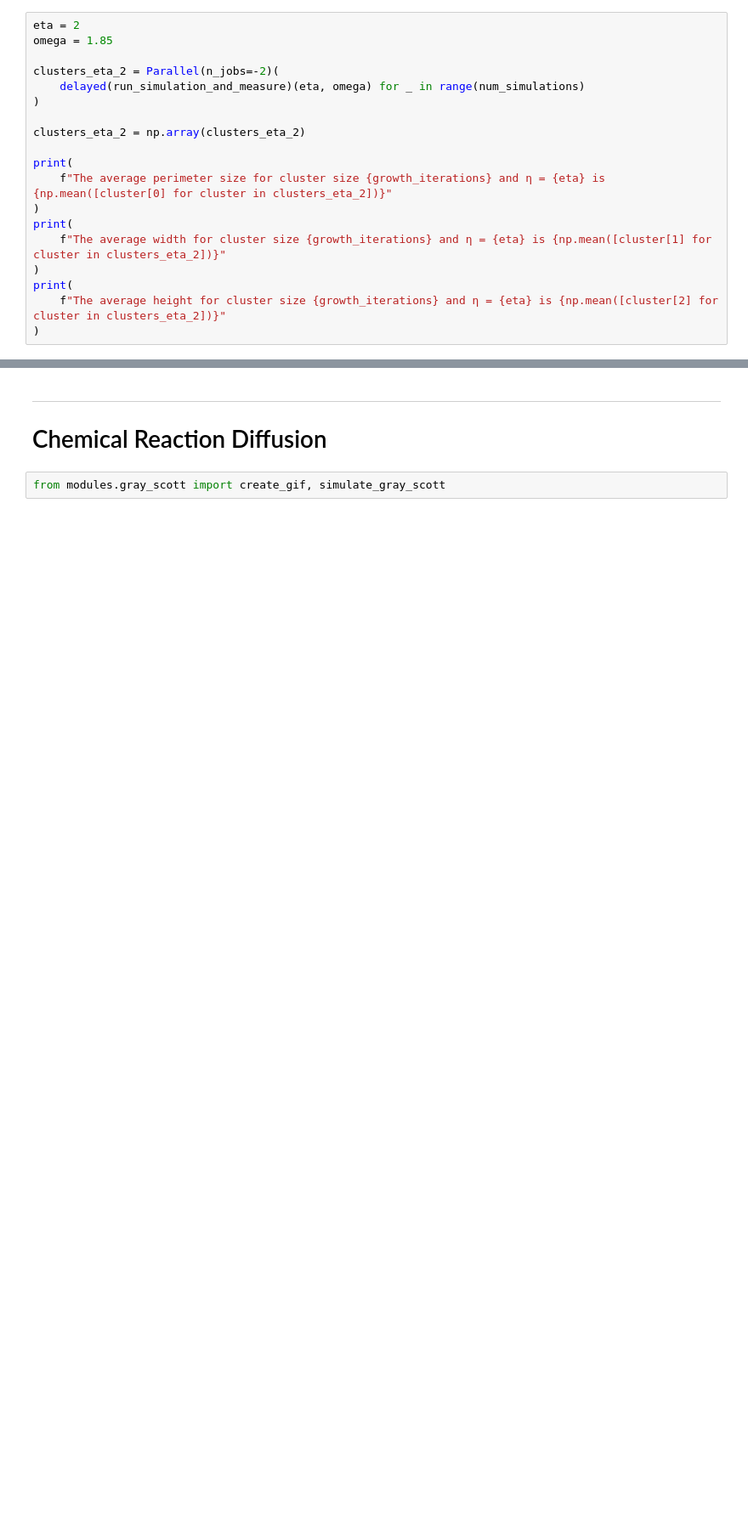
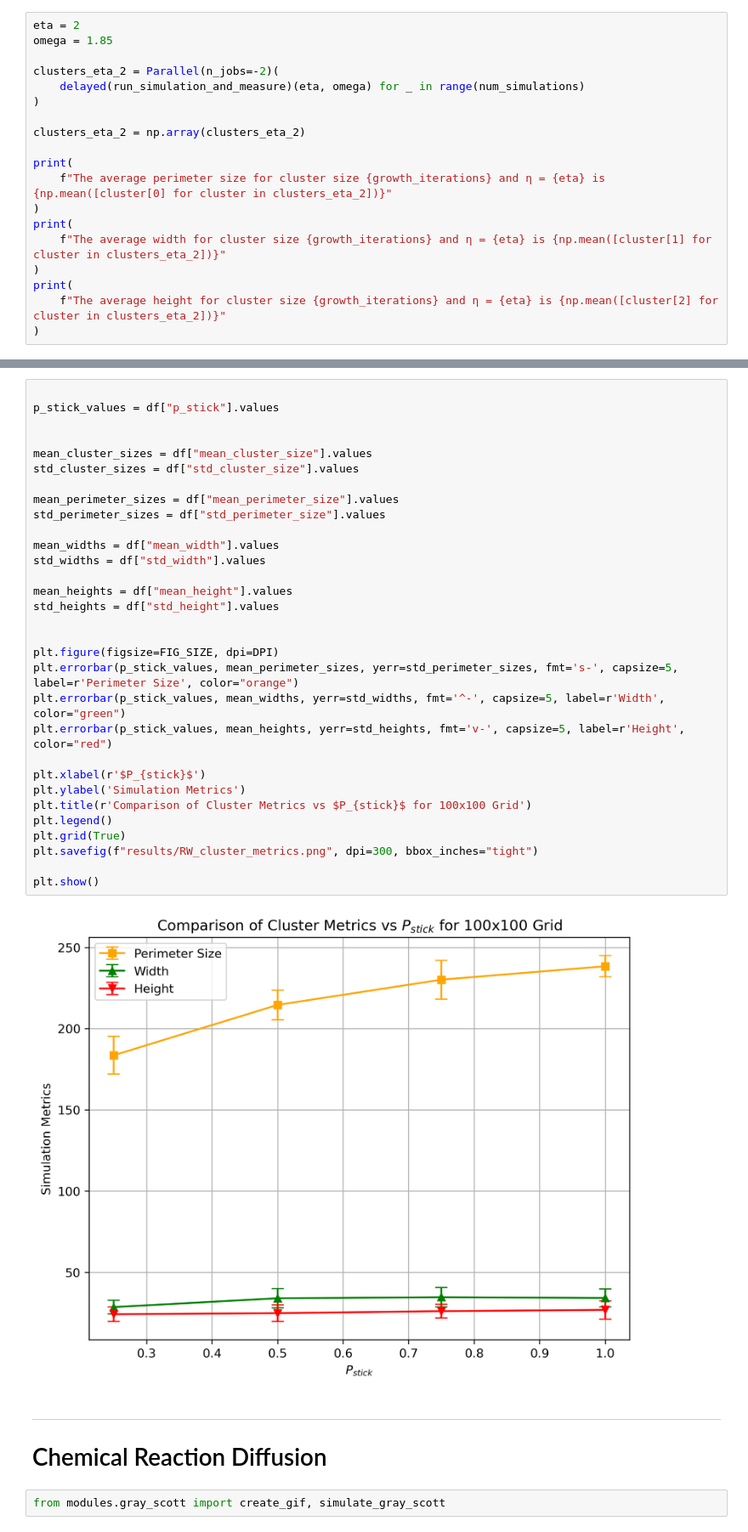
Before and after one commit to kingilsildor/CLS-Scientific_Computing-Assignment2, a Jupyter notebook: interface.ipynb, the cells around one changed output, grey strips where cells are left out. Shown: that part at 85% size. Cells and saved outputs as stored; diff of their text form; blank space fills up the shorter version.

```diff
--- a/interface.ipynb
+++ b/interface.ipynb
@@ -170,3 +248,36 @@ print(
+# %%
+
+p_stick_values = df["p_stick"].values
+
+
+mean_cluster_sizes = df["mean_cluster_size"].values
+std_cluster_sizes = df["std_cluster_size"].values
+
+mean_perimeter_sizes = df["mean_perimeter_size"].values
+std_perimeter_sizes = df["std_perimeter_size"].values
+
+mean_widths = df["mean_width"].values
+std_widths = df["std_width"].values
+
+mean_heights = df["mean_height"].values
+std_heights = df["std_height"].values
+
+
+plt.figure(figsize=FIG_SIZE, dpi=DPI)
+plt.errorbar(p_stick_values, mean_perimeter_sizes, yerr=std_perimeter_sizes, fmt='s-', capsize=5, label=r'Perimeter Size', color="orange")
+plt.errorbar(p_stick_values, mean_widths, yerr=std_widths, fmt='^-', capsize=5, label=r'Width', color="green")
+plt.errorbar(p_stick_values, mean_heights, yerr=std_heights, fmt='v-', capsize=5, label=r'Height', color="red")
+
+plt.xlabel(r'$P_{stick}$')
+plt.ylabel('Simulation Metrics')
+plt.title(r'Comparison of Cluster Metrics vs $P_{stick}$ for 100x100 Grid')
+plt.legend()
+plt.grid(True)
+plt.savefig(f"results/RW_cluster_metrics.png", dpi=300, bbox_inches="tight")
+
+plt.show()
+# %% [output]
+[figure, added]
 # %% [markdown]
 -------
 # Chemical Reaction Diffusion
```
Also changed, not shown: parts of 6 cells of this notebook, 9 other files.
